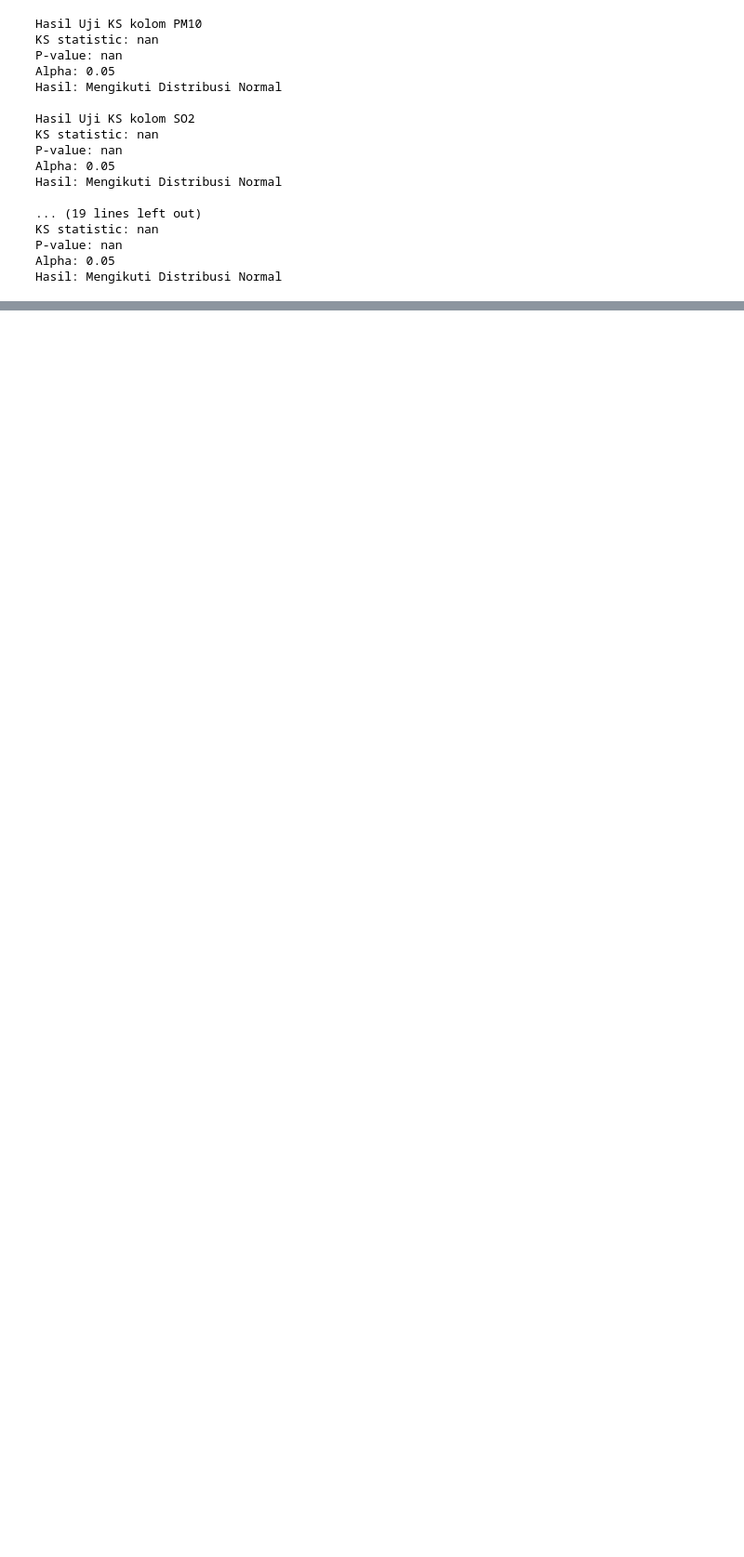
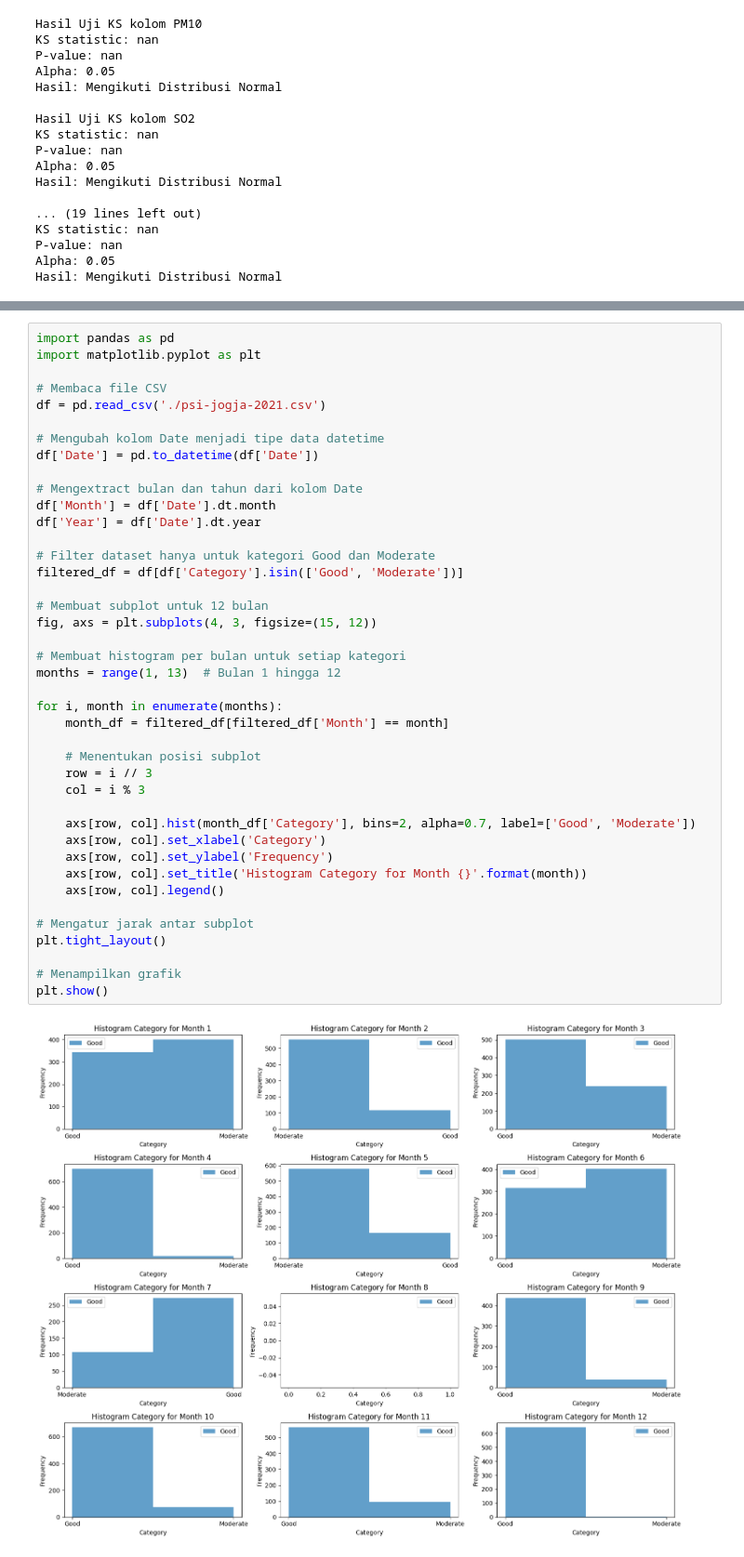
Before and after one commit to andidprastyo/air_quality_analysis, a Jupyter notebook: analysis.ipynb, the cells around one changed output, grey strips where cells are left out. Shown: that part at 93% size. Cells and saved outputs as stored; diff of their text form; blank space fills up the shorter version.

```diff
--- a/analysis.ipynb
+++ b/analysis.ipynb
@@ -161,0 +273,43 @@ Hasil: Mengikuti Distribusi Normal
+# %%
+import pandas as pd
+import matplotlib.pyplot as plt
+
+# Membaca file CSV
+df = pd.read_csv('./psi-jogja-2021.csv')
+
+# Mengubah kolom Date menjadi tipe data datetime
+df['Date'] = pd.to_datetime(df['Date'])
+
+# Mengextract bulan dan tahun dari kolom Date
+df['Month'] = df['Date'].dt.month
+df['Year'] = df['Date'].dt.year
+
+# Filter dataset hanya untuk kategori Good dan Moderate
+filtered_df = df[df['Category'].isin(['Good', 'Moderate'])]
+
+# Membuat subplot untuk 12 bulan
+fig, axs = plt.subplots(4, 3, figsize=(15, 12))
+
+# Membuat histogram per bulan untuk setiap kategori
+months = range(1, 13)  # Bulan 1 hingga 12
+
+for i, month in enumerate(months):
+    month_df = filtered_df[filtered_df['Month'] == month]
+
+    # Menentukan posisi subplot
+    row = i // 3
+    col = i % 3
+
+    axs[row, col].hist(month_df['Category'], bins=2, alpha=0.7, label=['Good', 'Moderate'])
+    axs[row, col].set_xlabel('Category')
+    axs[row, col].set_ylabel('Frequency')
+    axs[row, col].set_title('Histogram Category for Month {}'.format(month))
+    axs[row, col].legend()
+
+# Mengatur jarak antar subplot
+plt.tight_layout()
+
+# Menampilkan grafik
+plt.show()
+# %% [output]
+[figure, added]
```
Also changed, not shown: parts of 5 cells of this notebook.
